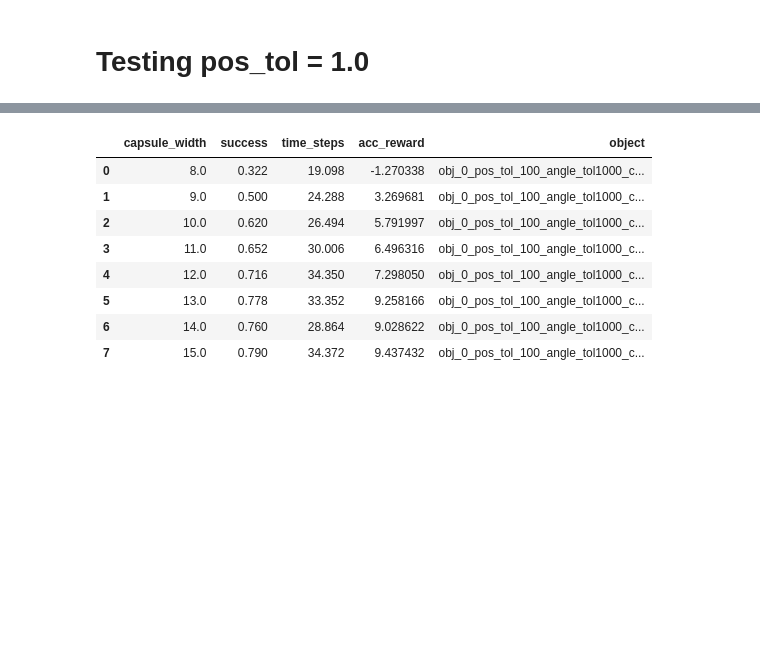
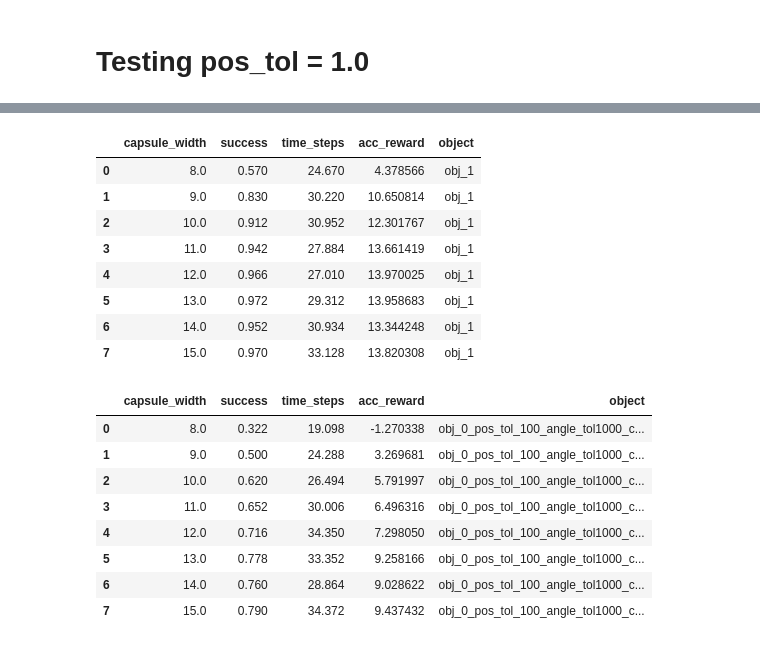
Before and after one commit to gabrielsluz/mapless_transport, a Jupyter notebook: results/ToleranceConditioned.ipynb, the cells around one changed output, grey strips where cells are left out. Cells and saved outputs as stored; diff of their text form; code cells hidden in the pictures; blank space fills up the shorter version.

```diff
--- a/results/ToleranceConditioned.ipynb
+++ b/results/ToleranceConditioned.ipynb
@@ -71,3 +95,15 @@ df = pd.concat(df_l).reset_index(drop=True)
+# %%
+df
+# %% [output]
+|  | capsule_width | success | time_steps | acc_reward | object |
+| 0 | 8.0 | 0.570 | 24.670 | 4.378566 | obj_1 |
+| 1 | 9.0 | 0.830 | 30.220 | 10.650814 | obj_1 |
+| 2 | 10.0 | 0.912 | 30.952 | 12.301767 | obj_1 |
+| 3 | 11.0 | 0.942 | 27.884 | 13.661419 | obj_1 |
+| 4 | 12.0 | 0.966 | 27.010 | 13.970025 | obj_1 |
+| 5 | 13.0 | 0.972 | 29.312 | 13.958683 | obj_1 |
+| 6 | 14.0 | 0.952 | 30.934 | 13.344248 | obj_1 |
+| 7 | 15.0 | 0.970 | 33.128 | 13.820308 | obj_1 |
 # %%
 df
 # %% [output]
```
Also changed, not shown: parts of 3 cells of this notebook, 22 other files.
